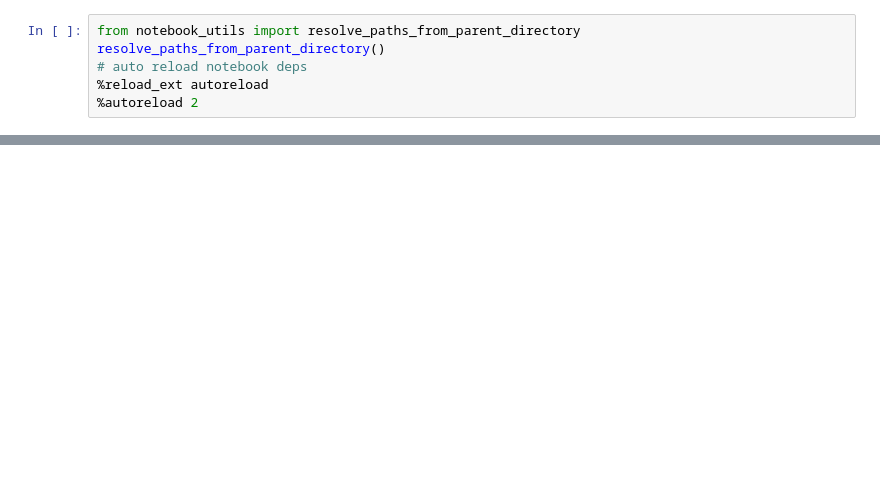
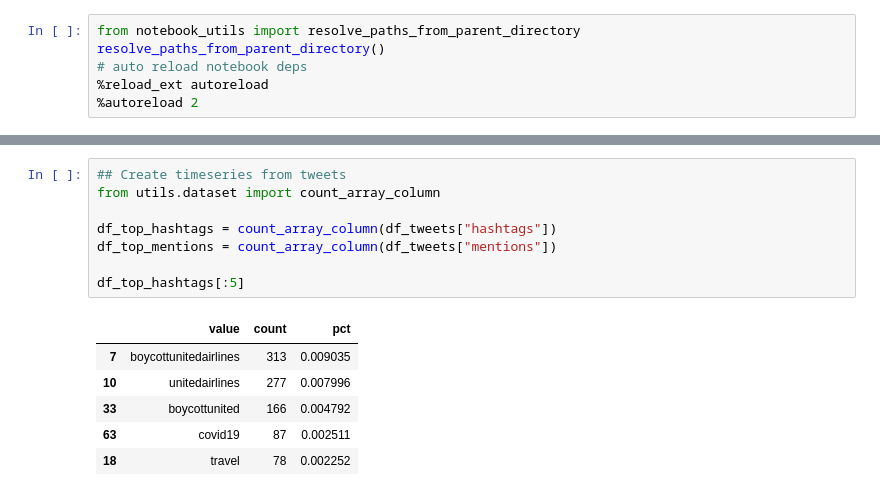
Before and after one commit to anton164/fall-spec, a Jupyter notebook: jupyter_notebooks/label_tweet_dataset.ipynb, the cells around one changed output, grey strips where cells are left out. Saved outputs shown, nothing was run; the diff lists cells and outputs as text; blank space fills up the shorter version.

```diff
--- a/jupyter_notebooks/label_tweet_dataset.ipynb
+++ b/jupyter_notebooks/label_tweet_dataset.ipynb
@@ -55,0 +66,15 @@ df_tweets.head()
+# %%
+## Create timeseries from tweets
+from utils.dataset import count_array_column
+
+df_top_hashtags = count_array_column(df_tweets["hashtags"])
+df_top_mentions = count_array_column(df_tweets["mentions"])
+
+df_top_hashtags[:5]
+# %% [output]
+|  | value | count | pct |
+| 7 | boycottunitedairlines | 313 | 0.009035 |
+| 10 | unitedairlines | 277 | 0.007996 |
+| 33 | boycottunited | 166 | 0.004792 |
+| 63 | covid19 | 87 | 0.002511 |
+| 18 | travel | 78 | 0.002252 |
```
Also changed, not shown: parts of 6 cells of this notebook, 6 other files.
